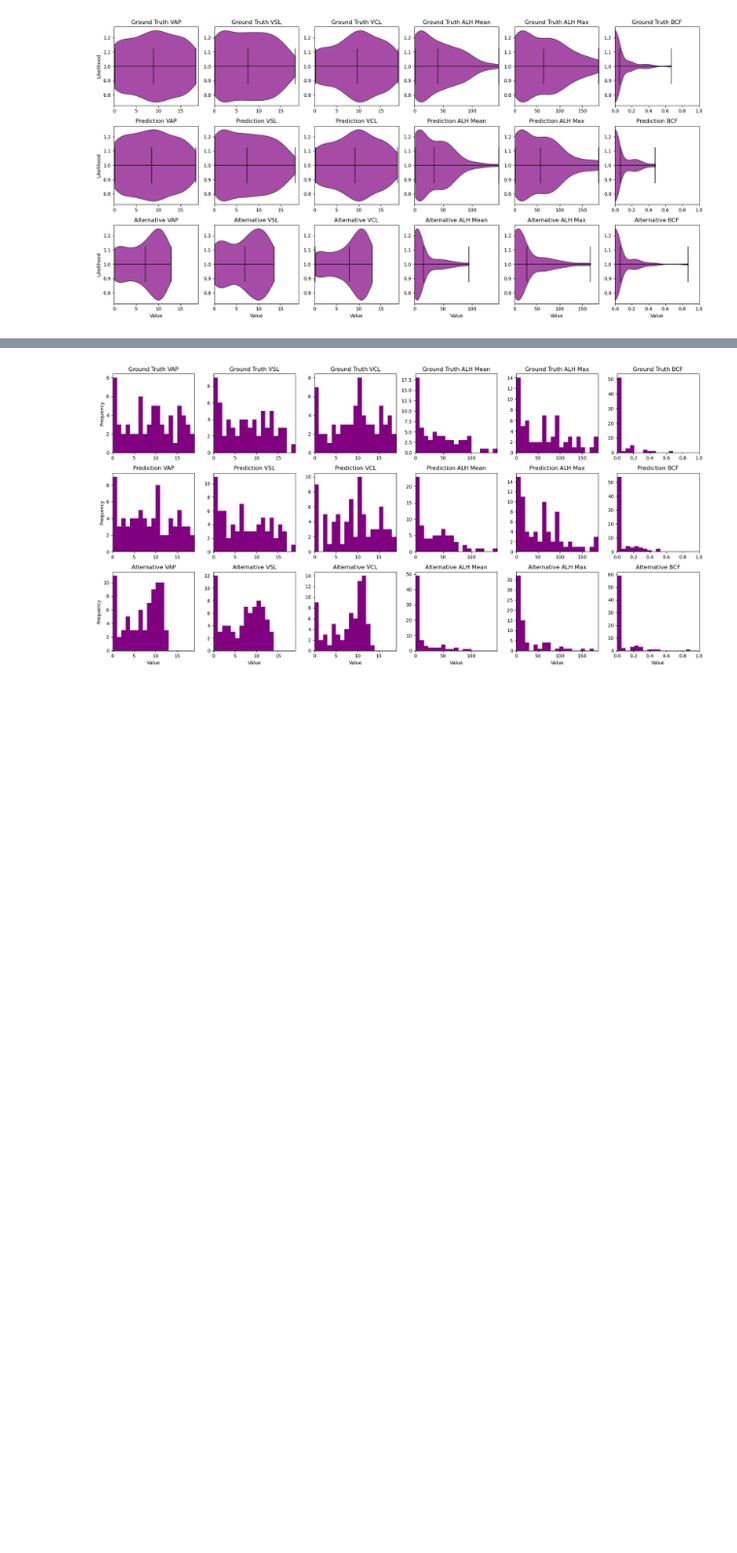
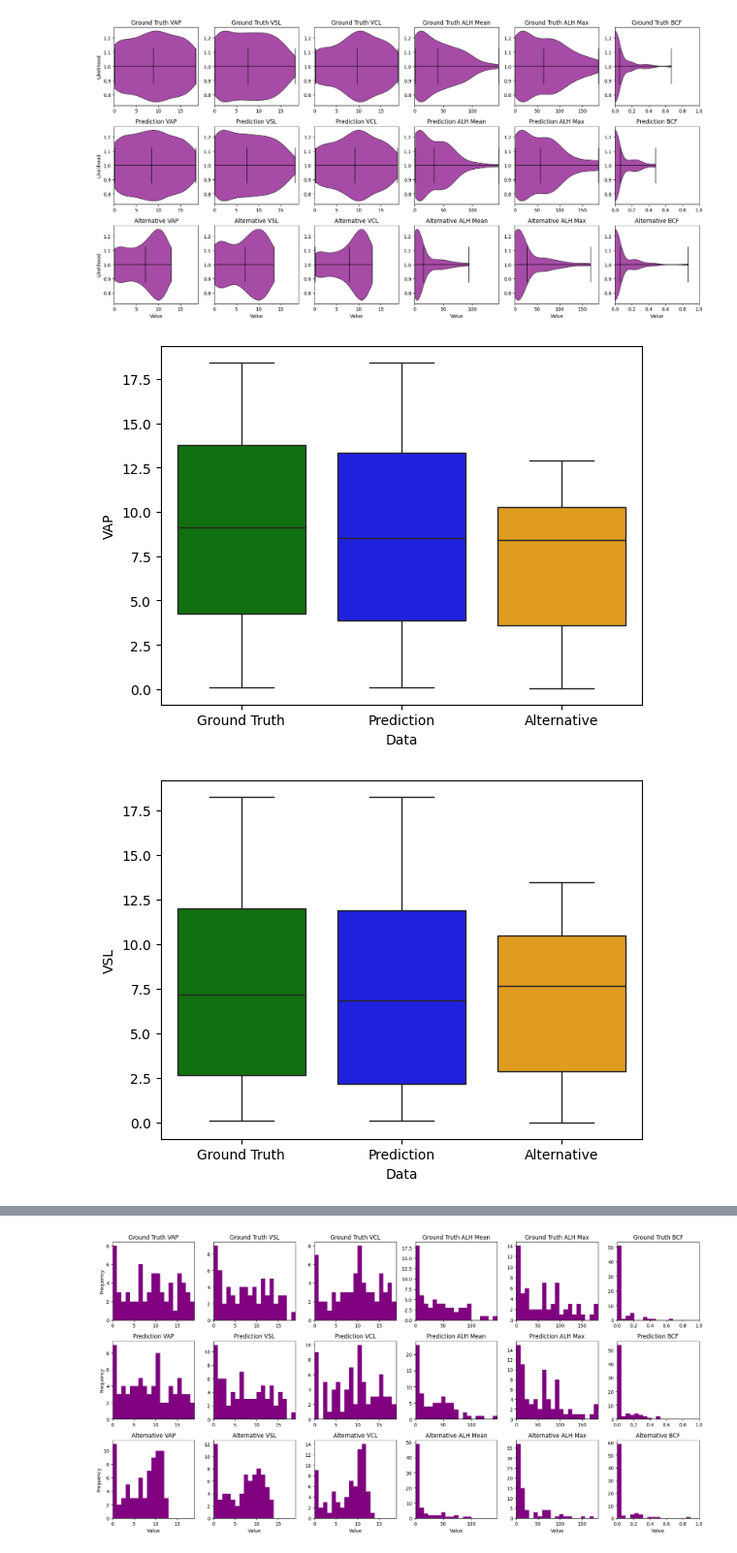
Before and after one commit to CAS-ReproLab/Sperm_Object_Tracking, a Jupyter notebook: UnifiedFramework/paper_figs.ipynb, the cells around one changed output, grey strips where cells are left out. Shown at 97% size. Saved outputs shown, nothing was run; the diff lists cells and outputs as text; code cells hidden in the pictures; blank space fills up the shorter version.

Commit message:
Got box plots working

```diff
--- a/UnifiedFramework/paper_figs.ipynb
+++ b/UnifiedFramework/paper_figs.ipynb
@@ -239,3 +257,71 @@ for ax in axs[2,:]:
 plt.tight_layout()
 # %% [output]
 [figure]
+# %%
+# Same plot, but with side by side box plots
+
+pred_vap = pred.groupby('sperm').first()['VAP']
+pred_vsl = pred.groupby('sperm').first()['VSL']
+pred_vcl = pred.groupby('sperm').first()['VCL']
+pred_alh_mean = pred.groupby('sperm').first()['ALH_mean']
+pred_alh_max = pred.groupby('sperm').first()['ALH_max']
+pred_bcf = pred.groupby('sperm').first()['BCF']
+
+gt_vap = gt.groupby('sperm').first()['VAP']
+gt_vsl = gt.groupby('sperm').first()['VSL']
+gt_vcl = gt.groupby('sperm').first()['VCL']
+gt_alh_mean = gt.groupby('sperm').first()['ALH_mean']
+gt_alh_max = gt.groupby('sperm').first()['ALH_max']
+gt_bcf = gt.groupby('sperm').first()['BCF']
+
+alt_vap = alt.groupby('sperm').first()['VAP']
+alt_vsl = alt.groupby('sperm').first()['VSL']
+alt_vcl = alt.groupby('sperm').first()['VCL']
+alt_alh_mean = alt.groupby('sperm').first()['ALH_mean']
+alt_alh_max = alt.groupby('sperm').first()['ALH_max']
+alt_bcf = alt.groupby('sperm').first()['BCF']
+
+import math
+vap_max = math.ceil(max(pred_vap.max(), gt_vap.max(), alt_vap.max()))
+vsl_max = math.ceil(max(pred_vsl.max(), gt_vsl.max(), alt_vsl.max()))
+vcl_max = math.ceil(max(pred_vcl.max(), gt_vcl.max(), alt_vcl.max()))
+alh_mean_max = math.ceil(max(pred_alh_mean.max(), gt_alh_mean.max(), alt_alh_mean.max()))
+alh_max_max = math.ceil(max(pred_alh_max.max(), gt_alh_max.max(), alt_alh_max.max()))
+bcf_max = math.ceil(max(pred_bcf.max(), gt_bcf.max(), alt_bcf.max()))
+
+# Create dataframe for box plots side-by-side with seaborn
+import pandas as pd
+
+# Concatenate the series for each method
+df = pd.DataFrame({
+    'Data': (['Ground Truth'] * len(gt_vap)) + (['Prediction'] * len(pred_vap)) + (['Alternative'] * len(alt_vap)),
+    'VAP': pd.concat([gt_vap, pred_vap, alt_vap], ignore_index=True),
+    'VSL': pd.concat([gt_vsl, pred_vsl, alt_vsl], ignore_index=True),
+    'VCL': pd.concat([gt_vcl, pred_vcl, alt_vcl], ignore_index=True),
+    'ALH_mean': pd.concat([gt_alh_mean, pred_alh_mean, alt_alh_mean], ignore_index=True),
+    'ALH_max': pd.concat([gt_alh_max, pred_alh_max, alt_alh_max], ignore_index=True),
+    'BCF': pd.concat([gt_bcf, pred_bcf, alt_bcf], ignore_index=True)
+})
+
+import seaborn as sns
+colors = {'Ground Truth': 'green', 'Prediction': 'blue', 'Alternative': 'orange'}
+sns.boxplot(x="Data", y="VAP", hue="Data", data=df, palette=colors)
+plt.show()
+
+sns.boxplot(x="Data", y="VSL", hue="Data", data=df, palette=colors)
+plt.show()
+
+sns.boxplot(x="Data", y="VCL", hue="Data", data=df, palette=colors)
+plt.show()
+
+sns.boxplot(x="Data", y="ALH_mean", hue="Data", data=df, palette=colors)
+plt.show()
+
+sns.boxplot(x="Data", y="ALH_max", hue="Data", data=df, palette=colors)
+plt.show()
+
+sns.boxplot(x="Data", y="BCF", hue="Data", data=df, palette=colors)
+plt.show()
+# %% [output]
+[figure, added]
+[figure, added]
```
Also changed, not shown: parts of 4 cells of this notebook.
